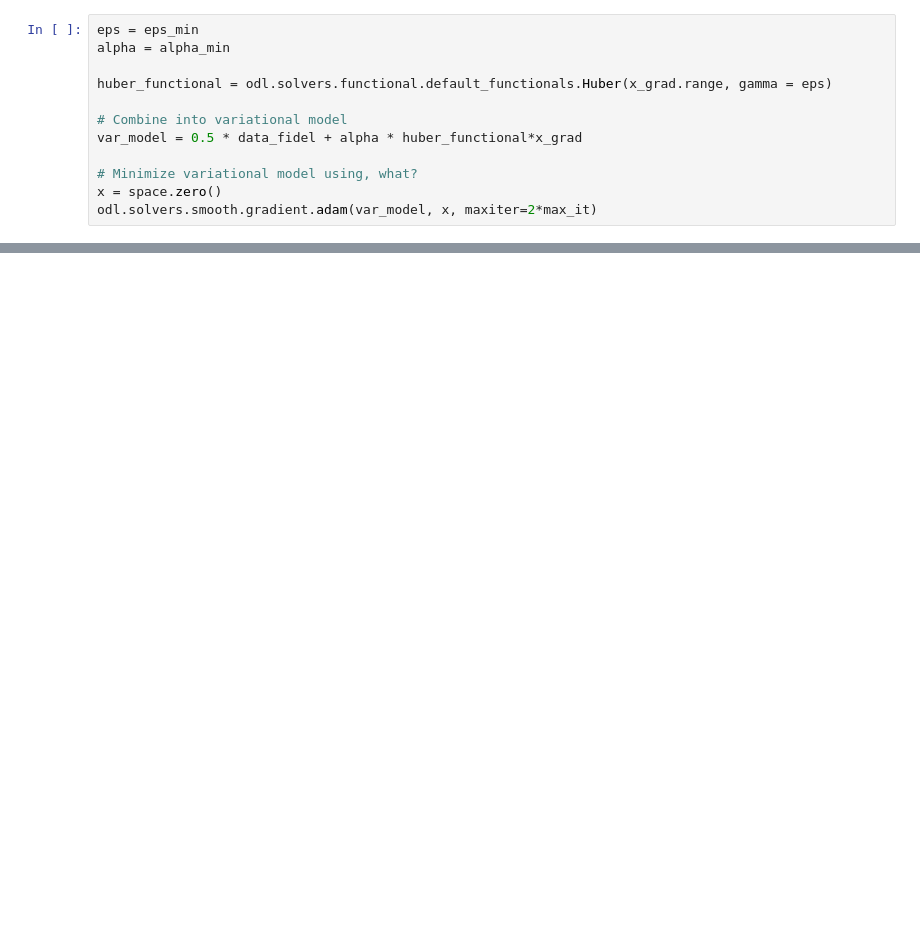
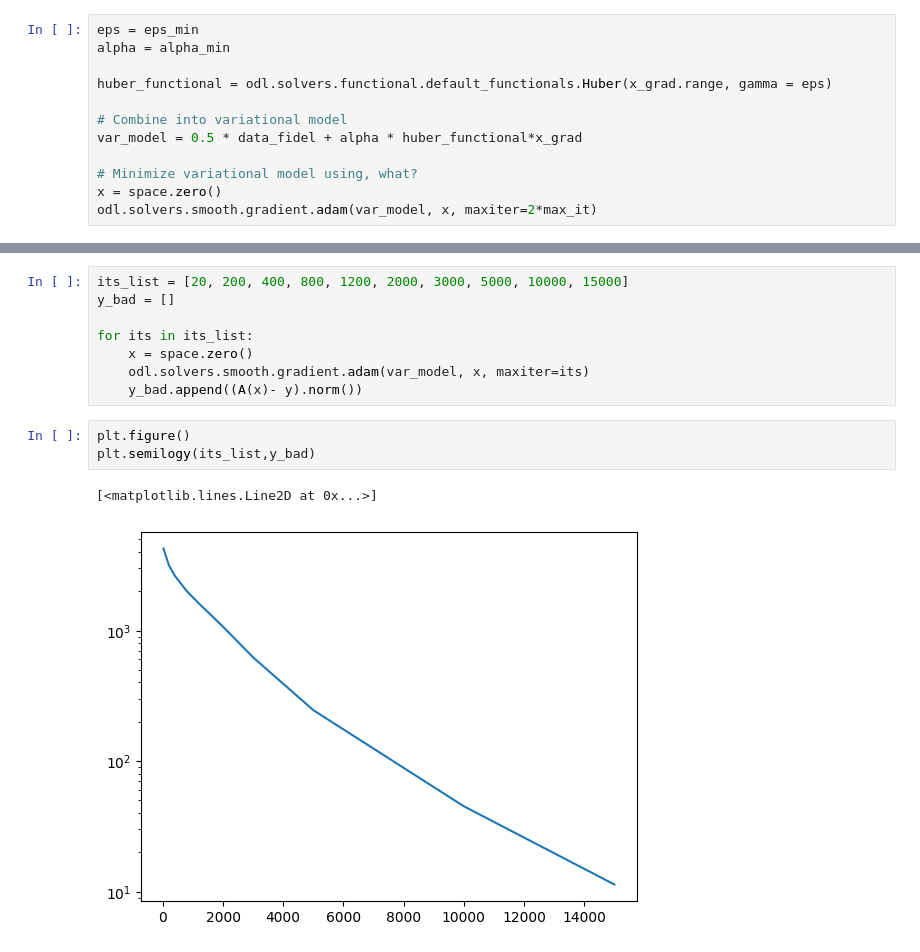
Before and after one commit to gustafbjurstam/SF2529_HT25, a Jupyter notebook: project_gustaf/test2d2.ipynb, the cells around one changed output, grey strips where cells are left out. Saved outputs shown, nothing was run; the diff lists cells and outputs as text; blank space fills up the shorter version.

```diff
--- a/project_gustaf/test2d2.ipynb
+++ b/project_gustaf/test2d2.ipynb
@@ -284 +283,15 @@ Final eps:  3.70408163265e-05
 Final alpha:  0.543304938272
+# %%
+its_list = [20, 200, 400, 800, 1200, 2000, 3000, 5000, 10000, 15000]
+y_bad = []
+
+for its in its_list:
+    x = space.zero()
+    odl.solvers.smooth.gradient.adam(var_model, x, maxiter=its)
+    y_bad.append((A(x)- y).norm())
+# %%
+plt.figure()
+plt.semilogy(its_list,y_bad)
+# %% [output]
+[<matplotlib.lines.Line2D at 0x...>]
+[figure, added]
```
Also changed, not shown: parts of 8 cells of this notebook, 4 other files.
